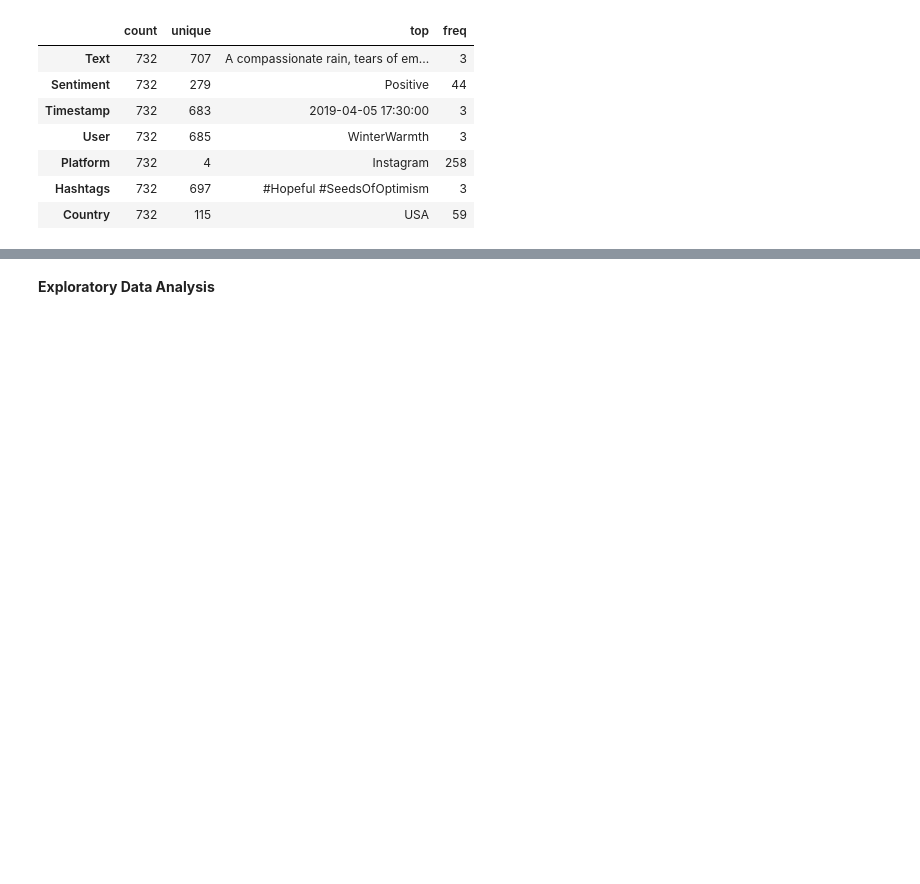
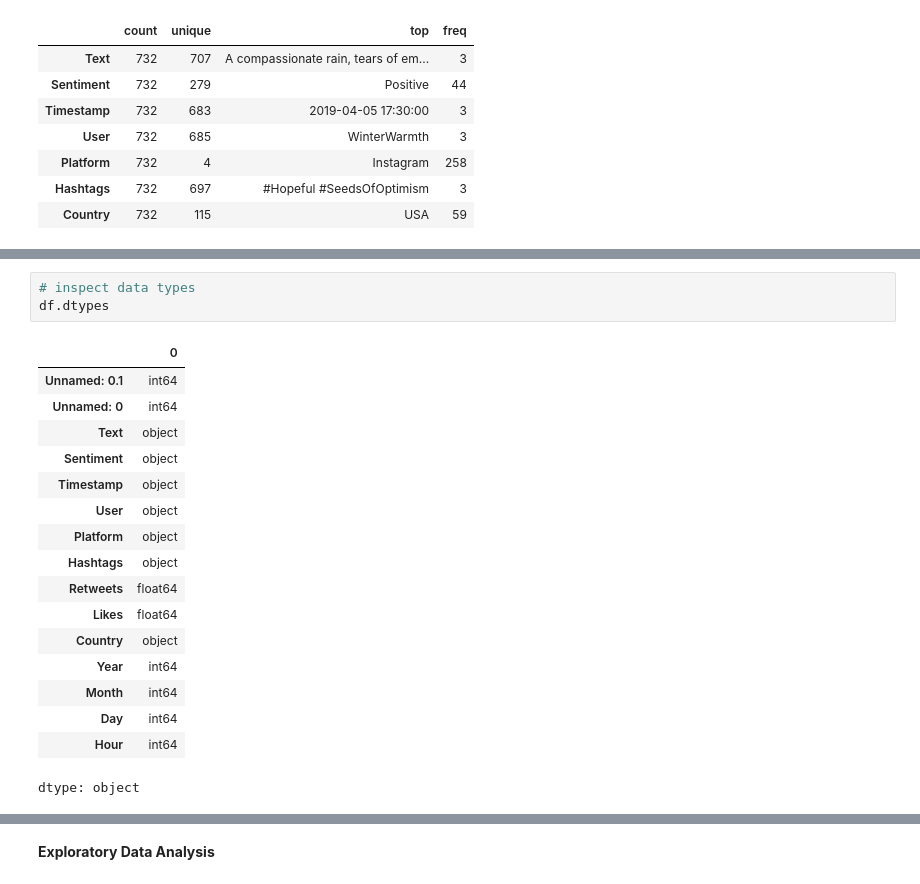
Before and after one commit to euiedavid/social-media-sentiments-analysis, a Jupyter notebook: notebook/social_media_sentiments_eda.ipynb, the cells around one changed output, grey strips where cells are left out. Saved outputs shown, nothing was run; the diff lists cells and outputs as text; blank space fills up the shorter version.

```diff
--- a/notebook/social_media_sentiments_eda.ipynb
+++ b/notebook/social_media_sentiments_eda.ipynb
@@ -117,0 +226,21 @@ df.describe(include='O').T
+# %%
+# inspect data types
+df.dtypes
+# %% [output]
+|  | 0 |
+| Unnamed: 0.1 | int64 |
+| Unnamed: 0 | int64 |
+| Text | object |
+| Sentiment | object |
+| Timestamp | object |
+| User | object |
+| Platform | object |
+| Hashtags | object |
+| Retweets | float64 |
+| Likes | float64 |
+| Country | object |
+| Year | int64 |
+| Month | int64 |
+| Day | int64 |
+| Hour | int64 |
+dtype: object
```
Also changed, not shown: parts of 18 cells of this notebook.
